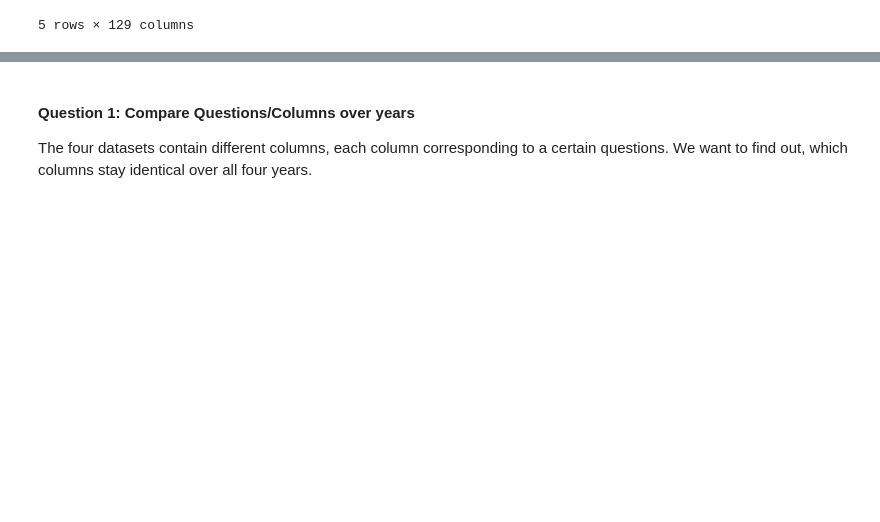
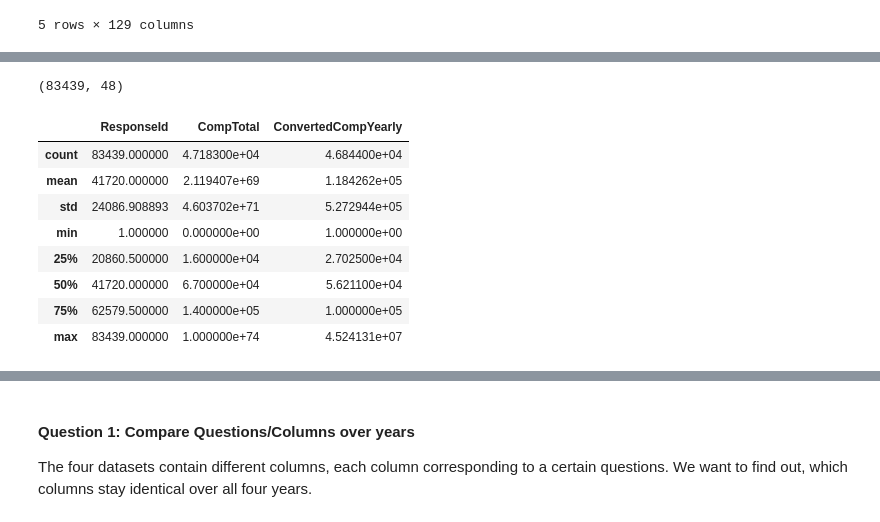
Before and after one commit to lugalbandaw/dsnd-1, a Jupyter notebook: DS Project 1.ipynb, the cells around one changed output, grey strips where cells are left out. Drawn from its saved outputs; the diff is of its cells as text; code cells hidden in the pictures; blank space fills up the shorter version.

```diff
--- a/DS Project 1.ipynb
+++ b/DS Project 1.ipynb
@@ -40,0 +90,14 @@ df2018.head()
+# %%
+print(df2021.shape)
+df2021.describe()
+# %% [output]
+(83439, 48)
+|  | ResponseId | CompTotal | ConvertedCompYearly |
+| count | 83439.000000 | 4.718300e+04 | 4.684400e+04 |
+| mean | 41720.000000 | 2.119407e+69 | 1.184262e+05 |
+| std | 24086.908893 | 4.603702e+71 | 5.272944e+05 |
+| min | 1.000000 | 0.000000e+00 | 1.000000e+00 |
+| 25% | 20860.500000 | 1.600000e+04 | 2.702500e+04 |
+| 50% | 41720.000000 | 6.700000e+04 | 5.621100e+04 |
+| 75% | 62579.500000 | 1.400000e+05 | 1.000000e+05 |
+| max | 83439.000000 | 1.000000e+74 | 4.524131e+07 |
```
Also changed, not shown: parts of 27 cells of this notebook.
